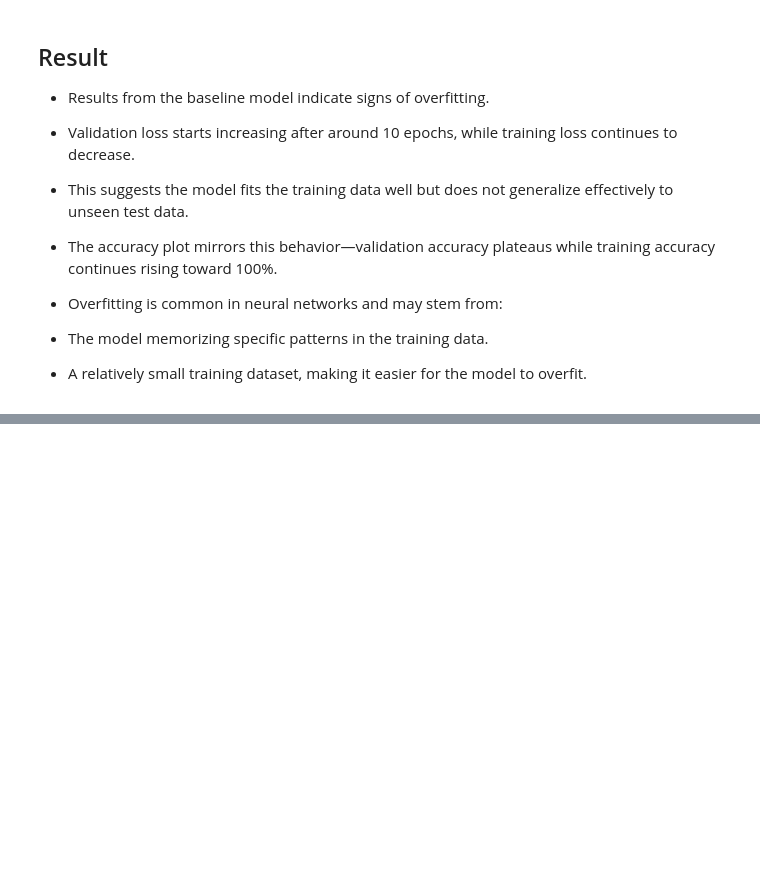
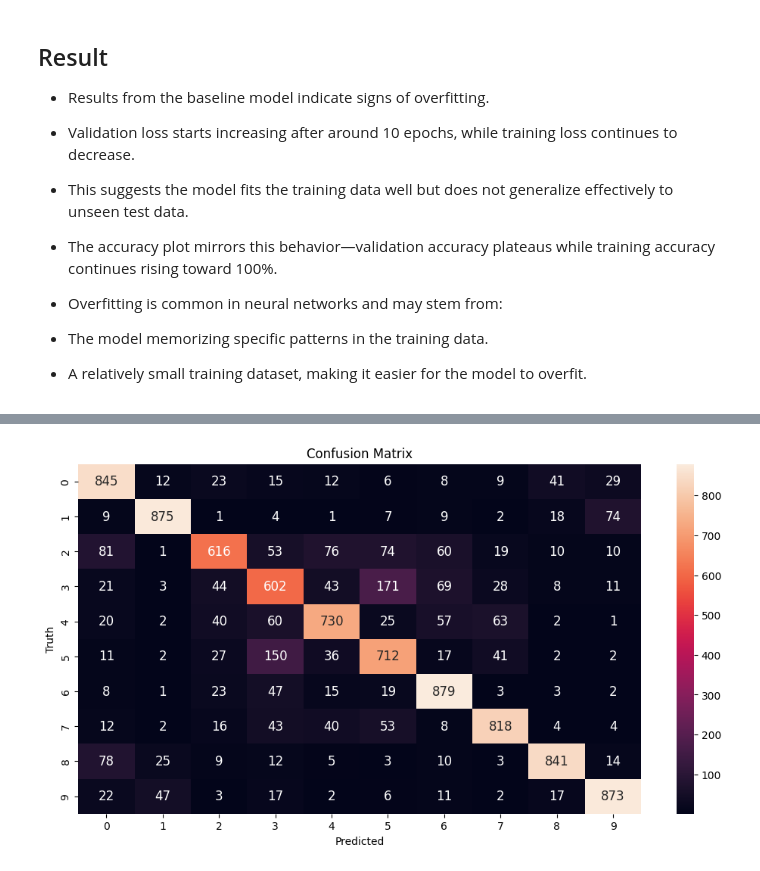
Before and after one commit to hosseinimasuod/Classification-using-CNN, a Jupyter notebook: Classification_using_CNN.ipynb, the cells around one changed output, grey strips where cells are left out. Cells and saved outputs as stored; diff of their text form; code cells hidden in the pictures; blank space fills up the shorter version.

```diff
--- a/Classification_using_CNN.ipynb
+++ b/Classification_using_CNN.ipynb
@@ -275,0 +491,6 @@ Adding Dropout to avoid overfitting
+# %%
+# Generate predictions for the test dataset.
+predictions = model_dropout.predict(X_test)
+
+# For each sample image in the test dataset, select the class label with the highest probability.
+predicted_labels = [np.argmax(i) for i in predictions]
@@ -275,0 +499,18 @@ Adding Dropout to avoid overfitting
+# %%
+# Convert one-hot encoded labels to integers.
+y_test_integer_labels = tf.argmax(y_test, axis=1)
+
+# Generate a confusion matrix for the test dataset.
+cm = tf.math.confusion_matrix(labels=y_test_integer_labels, predictions=predicted_labels)
+
+# Plot the confusion matrix as a heatmap.
+plt.figure(figsize=[12, 6])
+import seaborn as sn
+
+sn.heatmap(cm, annot=True, fmt="d", annot_kws={"size": 12})
+plt.title("Confusion Matrix")
+plt.xlabel("Predicted")
+plt.ylabel("Truth")
+plt.show()
+# %% [output]
+[figure, added]
```
Also changed, not shown: parts of 19 cells of this notebook.
